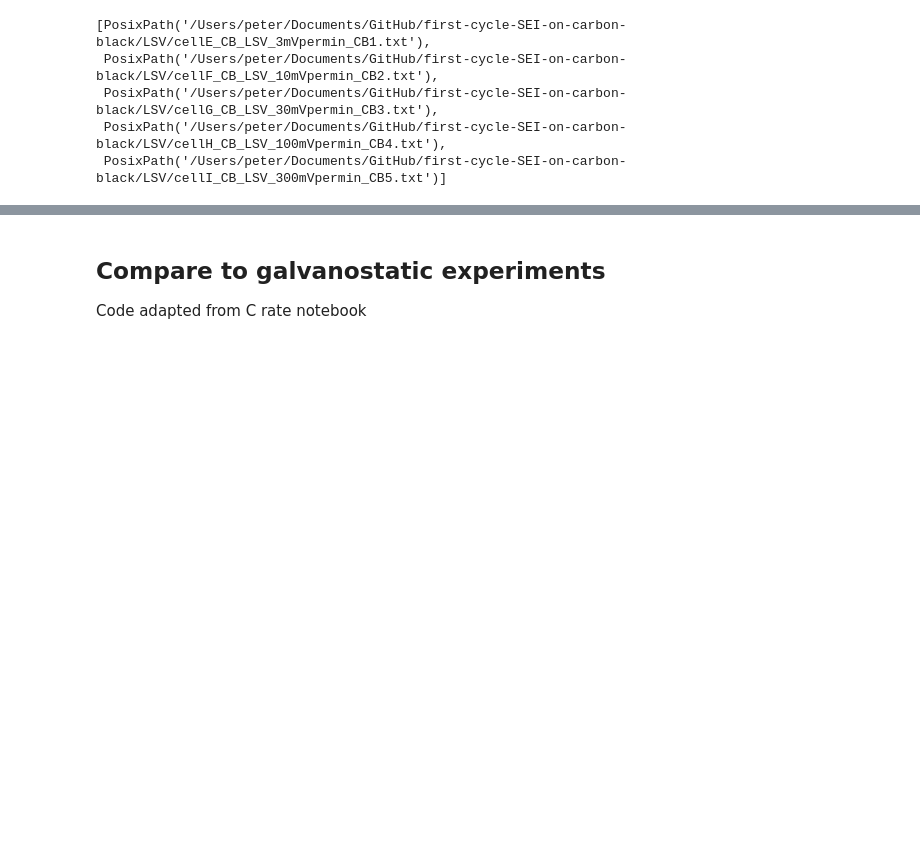
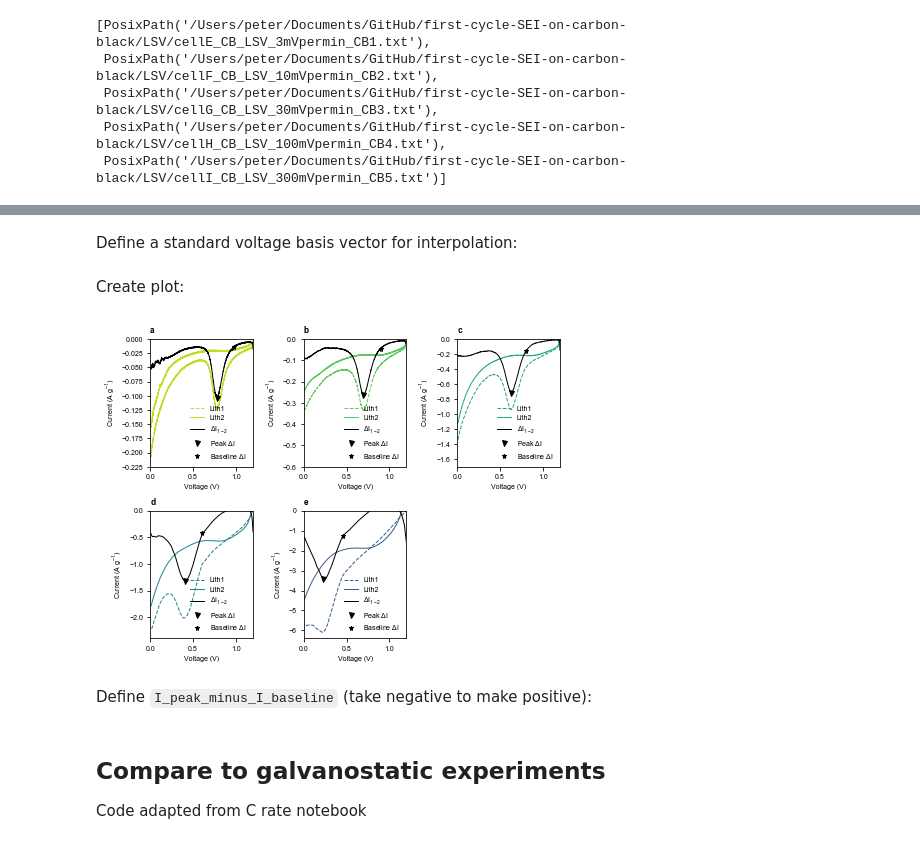
Before and after one commit to petermattia/first-cycle-SEI-on-carbon-black, a Jupyter notebook: LSV/LSV.ipynb, the cells around one changed output, grey strips where cells are left out. Drawn from its saved outputs; the diff is of its cells as text; code cells hidden in the pictures; blank space fills up the shorter version.

```diff
--- a/LSV/LSV.ipynb
+++ b/LSV/LSV.ipynb
@@ -37,0 +43,2 @@ figpath = Path.cwd().parent / 'figures'
+# %%
+ureg = pint.UnitRegistry()
@@ -37,0 +47,2 @@ figpath = Path.cwd().parent / 'figures'
+# %%
+electrode_mass = 0.8 * ureg.mg
@@ -77,0 +125,72 @@ for k, file in enumerate(file_list):
+# %%
+V_baselines = [0.98, 0.9, 0.8, 0.61, 0.46]
+ylim_bottoms = [-0.225, -0.6, -1.7, -2.4, -6.4]
+
+I_baseline = np.zeros((5,))
+I_peak = np.zeros((5,))
+V_peak = np.zeros((5,))
+# %% [markdown]
+Define a standard voltage basis vector for interpolation:
+# %%
+Vlin = np.linspace(0, 1.2, 1000)
+# %% [markdown]
+Create plot:
+# %%
+fig, ax = plt.subplots(figsize=(fig_width*2, fig_height*2), nrows=2, ncols=3)
+ax = ax.ravel()
+
+colors = cm.viridis(np.linspace(0.9, 0.3, 5))[:,0:3]
+
+for k, file in enumerate(file_list):
+    data = np.genfromtxt(file, delimiter='\t', skip_header=True)
+
+    # Find first and second lithiations.
+    # data[:,0] indicates the redox mode
+    idx = np.where(data[:,0] == 0)[0]
+
+    # transition_point = index splitting first and second lithiations
+    transition_point = idx[:-1][np.diff(idx) != 1][0]
+    idx1 = idx[idx < transition_point]
+    idx2 = idx[idx > transition_point]
+    data1 = np.flip(data[idx1], axis=0)
+    data2 = np.flip(data[idx2], axis=0)
+
+    # create linearly interpolated current vectors to enable direct subtraction
+    mass_in_mg = electrode_mass.to('mg').magnitude
+    Ilin1 = np.interp(Vlin, data1[:,2], data1[:,3] / mass_in_mg)
+    Ilin2 = np.interp(Vlin, data2[:,2], data2[:,3] / mass_in_mg)
+
+    # Create DeltaI
+    DeltaI = Ilin1 - Ilin2
+
+    # Find peak current and voltage
+    peak_idx = np.argmin(DeltaI)
+    I_peak[k] = DeltaI[peak_idx]
+    V_peak[k] = Vlin[peak_idx]
+
+    # Identify baseline current from manually selected baseline voltage
+    idx_baseline = np.where(Vlin > V_baselines[k])[0][0]
+    I_baseline[k] = DeltaI[idx_baseline]
+
+    # Plot
+    ax[k].plot(data1[:,2], data1[:,3] / mass_in_mg, '--', color=colors[k], label='Lith1')
+    ax[k].plot(data2[:,2], data2[:,3] / mass_in_mg, color=colors[k], label='Lith2')
+    ax[k].plot(Vlin, DeltaI, color='k', label=r'$\Delta$I$_{1-2}$')
+    ax[k].plot(V_peak[k], I_peak[k], 'vk', label=r'Peak $\Delta$I')
+    ax[k].plot(V_baselines[k], I_baseline[k], '*k', label=r'Baseline $\Delta$I')
+
+    # Plot settings
+    ax[k].set_xlim([0, 1.2])
+    ax[k].set_ylim(top=0, bottom=ylim_bottoms[k])
+    ax[k].set_xlabel('Voltage (V)')
+    ax[k].set_ylabel('Current (A g$^{-1}$)')
+    ax[k].set_title(chr(97+k), loc='left', weight='bold')
+    ax[k].legend()
+
+ax[5].axis('off')
+plt.tight_layout()
+plt.savefig(figpath / 'LSV_baselines.eps', bbox_inches='tight', format='eps')
+# %% [output]
+[figure, added]
+# %% [markdown]
+Define `I_peak_minus_I_baseline` (take negative to make positive):
```
Also changed, not shown: parts of 16 cells of this notebook, 10 other files.
